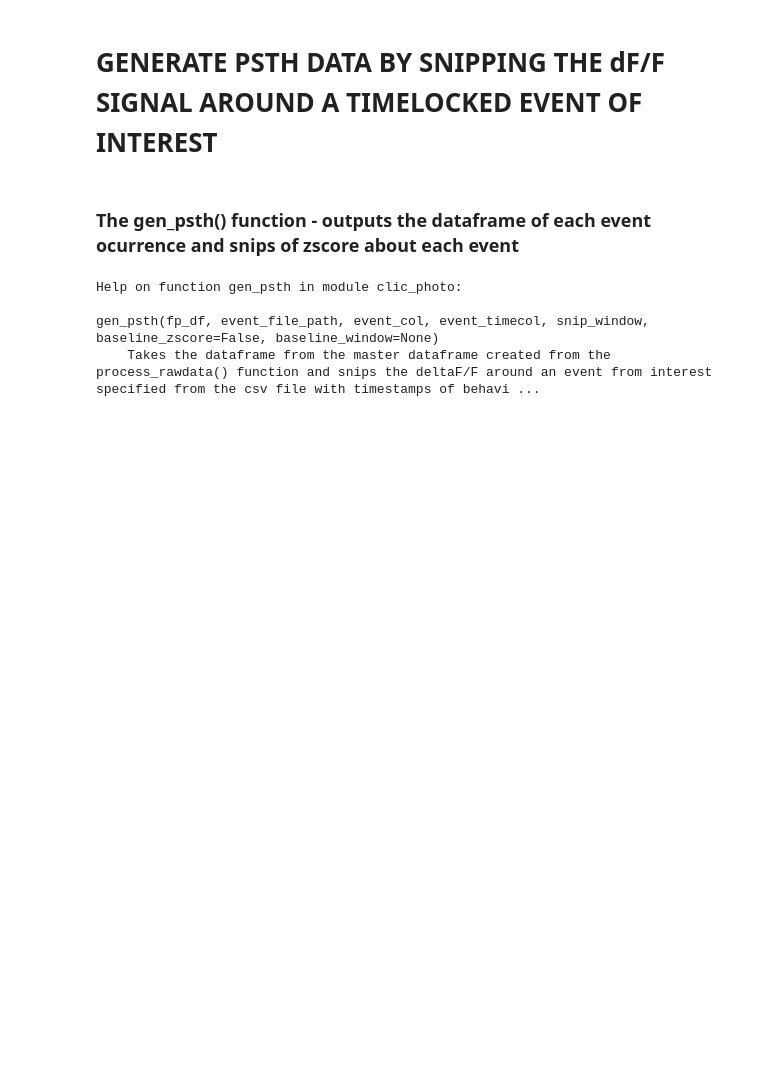
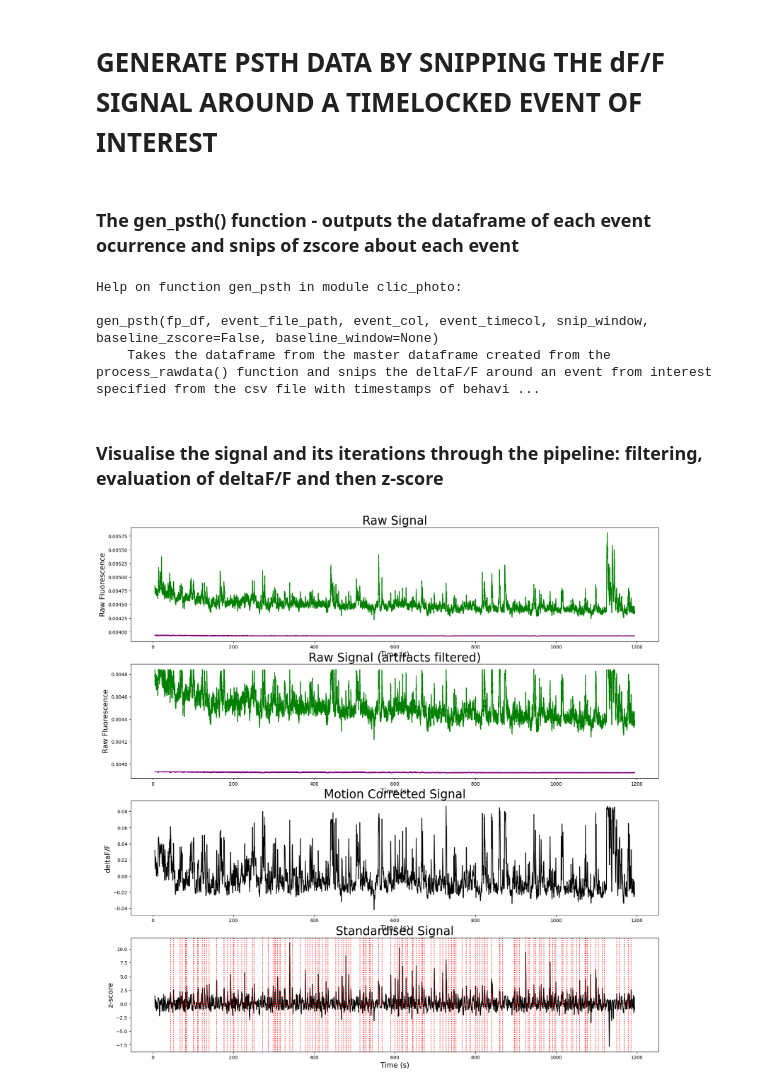
Before and after one commit to D-Joshi-96/CLIC, a Jupyter notebook: CLIC Photo/ClicPhoto_Notebook.ipynb, the cells around one changed output. Drawn from its saved outputs; the diff is of its cells as text; code cells hidden in the pictures; blank space fills up the shorter version.

```diff
--- a/CLIC Photo/ClicPhoto_Notebook.ipynb
+++ b/CLIC Photo/ClicPhoto_Notebook.ipynb
@@ -5,13 +5,13 @@ from clic_photo import*
 
 parameters = {
 
-    "fp file path": r"C:\Users\class\Dropbox\Clic workspace\Individual personal drives\Dhaval Joshi individual drive\FP Pilots - 4, 10, 12\3 - B2_288 - Jan2022\Photometry Data\Stimuli Challenge\Photometry_CS and tone 2022-04-04 Rats3_4", #path of the csv file produced by the Neurophotometrics Bonsai Workflow
-    "signal column": "Region1G", #column name for the raw signal (this applies for raw datafiles containing interleaved data)
+    "fp file path": r"C:\Users\class\GitHub\CLIC\CLIC Photo\Test Files\FP_2022_04_04_Rats3_4", #path of the csv file produced by the Neurophotometrics Bonsai Workflow
+    "signal column": "Region0G", #column name for the raw signal (this applies for raw datafiles containing interleaved data)
     "timestamp column": "Timestamp", #column name containing the time stamps
     "isosbestic flag": 1, #LedState column value that represent the isosbestic signals
     "gcamp flag": 2, #LedState column value that represent the Ca-dependent signals
 
-    "event file path": r"C:\Users\class\Dropbox\Clic workspace\Individual personal drives\Dhaval Joshi individual drive\FP Pilots - 4, 10, 12\3 - B2_288 - Jan2022\Photometry Data\Stimuli Challenge\Box3_CS and tone 2022-04-04 Rat4", #path of the csv file that records the timestamps of behavioural events of interest.
+    "event file path": r"C:\Users\class\GitHub\CLIC\CLIC Photo\Test Files\Box2_2022_04_04_Rat3", #path of the csv file that records the timestamps of behavioural events of interest.
     "event column": "cs", #name of the column in the behavioural events file that records the value of the event of interest being "on" and "off"
     "event time column": "tone.Timestamp", #name of the column in the behavioural events file that records the timestamps
     "snip window": (3, 5), #inside the brackets enter how many seconds before and after each event you want to include in the PSTH
@@ -119,0 +90,43 @@ snip = gen_psth(master_df,
+# %% [markdown]
+### Visualise the signal and its iterations through the pipeline: filtering, evaluation of deltaF/F and then z-score
+# %%
+plt.figure(figsize=(30,30))
+
+plt.subplot(411)
+plt.title("Raw Signal", fontsize = 25)
+sns.lineplot(data = master_df, x = "iso time", y = "iso signal raw", color = "purple")
+sns.lineplot(data = master_df, x = "gcamp time", y = "gcamp signal raw", color = "green")
+plt.ylabel("Raw Fluorescence", fontsize = 15)
+plt.xlabel("Time (s)", fontsize = 15)
+
+plt.subplot(412)
+plt.title("Raw Signal (artifacts filtered)", fontsize = 25)
+sns.lineplot(data = master_df, x = "iso time", y = "iso signal", color = "purple")
+sns.lineplot(data = master_df, x = "gcamp time", y = "gcamp signal", color = "green")
+plt.ylabel("Raw Fluorescence", fontsize = 15)
+plt.xlabel("Time (s)", fontsize = 15)
+
+plt.subplot(413)
+plt.title("Motion Corrected Signal", fontsize = 25)
+sns.lineplot(data = master_df, x = "gcamp time", y = "gcamp dff", color = "k")
+plt.ylabel("deltaF/F", fontsize = 15)
+plt.xlabel("Time (s)", fontsize = 15)
+
+plt.subplot(414)
+plt.title("Standardised Signal", fontsize = 25)
+sns.lineplot(data = master_df, x = "gcamp time", y = "gcamp zscore", color = "k")
+plt.ylabel("z-score", fontsize = 15)
+plt.xlabel("Time (s)", fontsize = 15)
+
+for i in master_df[master_df["spike"]==1]["gcamp time"]:
+    plt.axvline(i, color = "red", linestyle = ":")
+
+wave_windows = []
+for i,j in zip(master_df["wave start"].dropna().unique(), master_df["wave end"].dropna().unique()):
+    wave_windows.append((i,j))
+
+for start, end in wave_windows:
+    mask = (master_df['gcamp time'] >= start) & (master_df['gcamp time'] <= end)
+    plt.fill_between(master_df.loc[mask, 'gcamp time'], master_df.loc[mask, 'gcamp zscore'], alpha=0.6, color='red')
+# %% [output]
+[figure, added]
```
Also changed, not shown: parts of 8 cells of this notebook, 2 other files.
